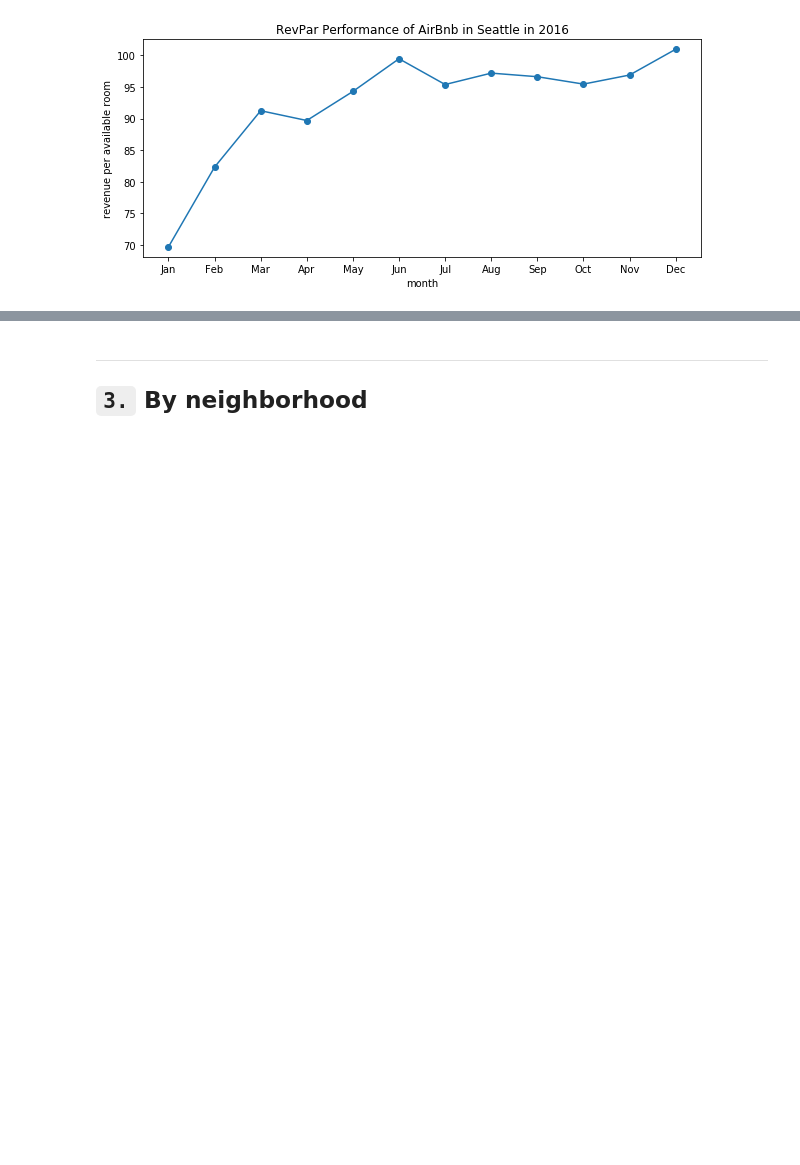
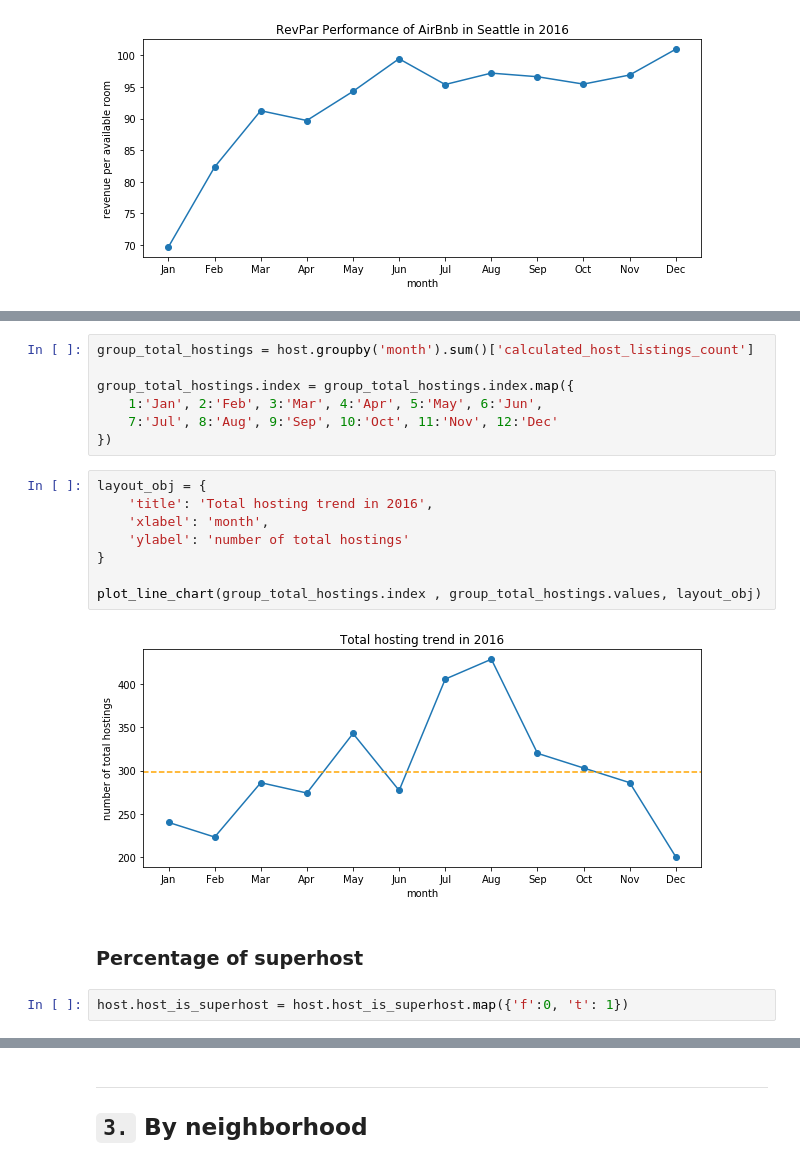
Before and after one commit to jasonsuk/ds-airbnb, a Jupyter notebook: analysis.ipynb, the cells around one changed output, grey strips where cells are left out. Saved outputs shown, nothing was run; the diff lists cells and outputs as text; blank space fills up the shorter version.

```diff
--- a/analysis.ipynb
+++ b/analysis.ipynb
@@ -257,0 +444,21 @@ Now to discover supply side
+# %%
+group_total_hostings = host.groupby('month').sum()['calculated_host_listings_count']
+
+group_total_hostings.index = group_total_hostings.index.map({
+    1:'Jan', 2:'Feb', 3:'Mar', 4:'Apr', 5:'May', 6:'Jun',
+    7:'Jul', 8:'Aug', 9:'Sep', 10:'Oct', 11:'Nov', 12:'Dec'
+})
+# %%
+layout_obj = {
+    'title': 'Total hosting trend in 2016',
+    'xlabel': 'month',
+    'ylabel': 'number of total hostings'
+}
+
+plot_line_chart(group_total_hostings.index , group_total_hostings.values, layout_obj)
+# %% [output]
+[figure, added]
+# %% [markdown]
+### Percentage of superhost
+# %%
+host.host_is_superhost = host.host_is_superhost.map({'f':0, 't': 1})
```
Also changed, not shown: parts of 42 cells of this notebook.
